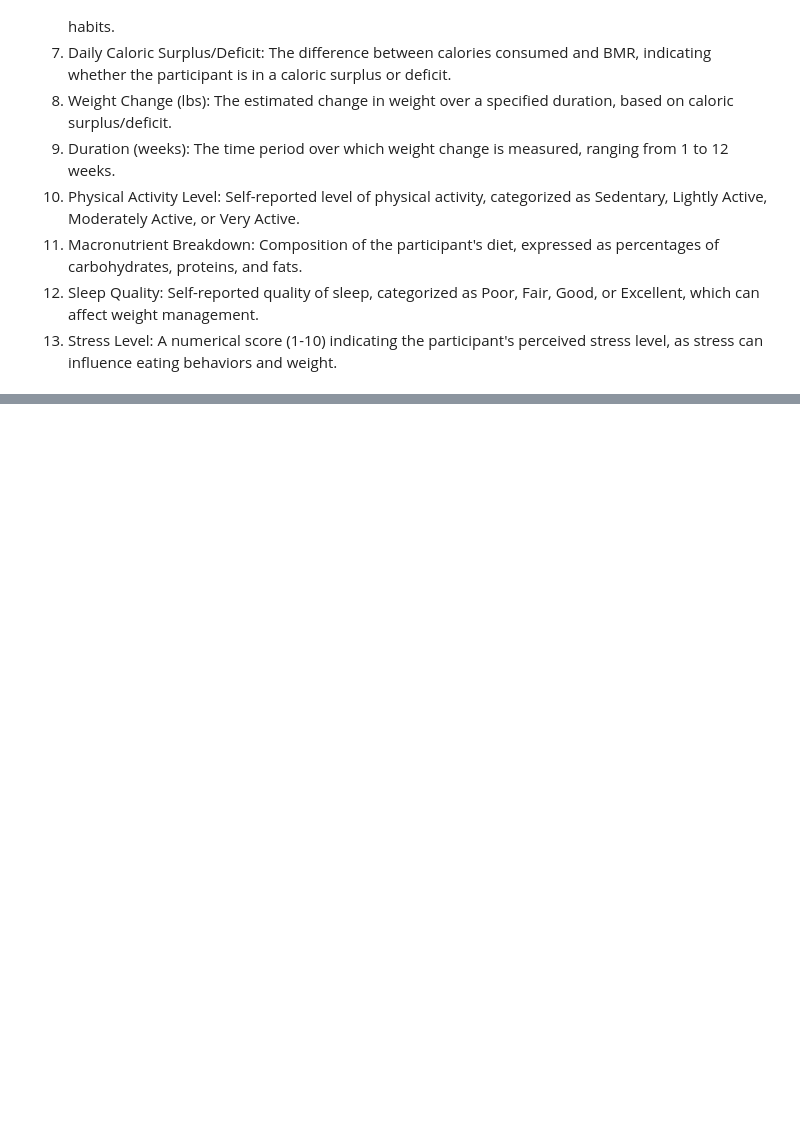
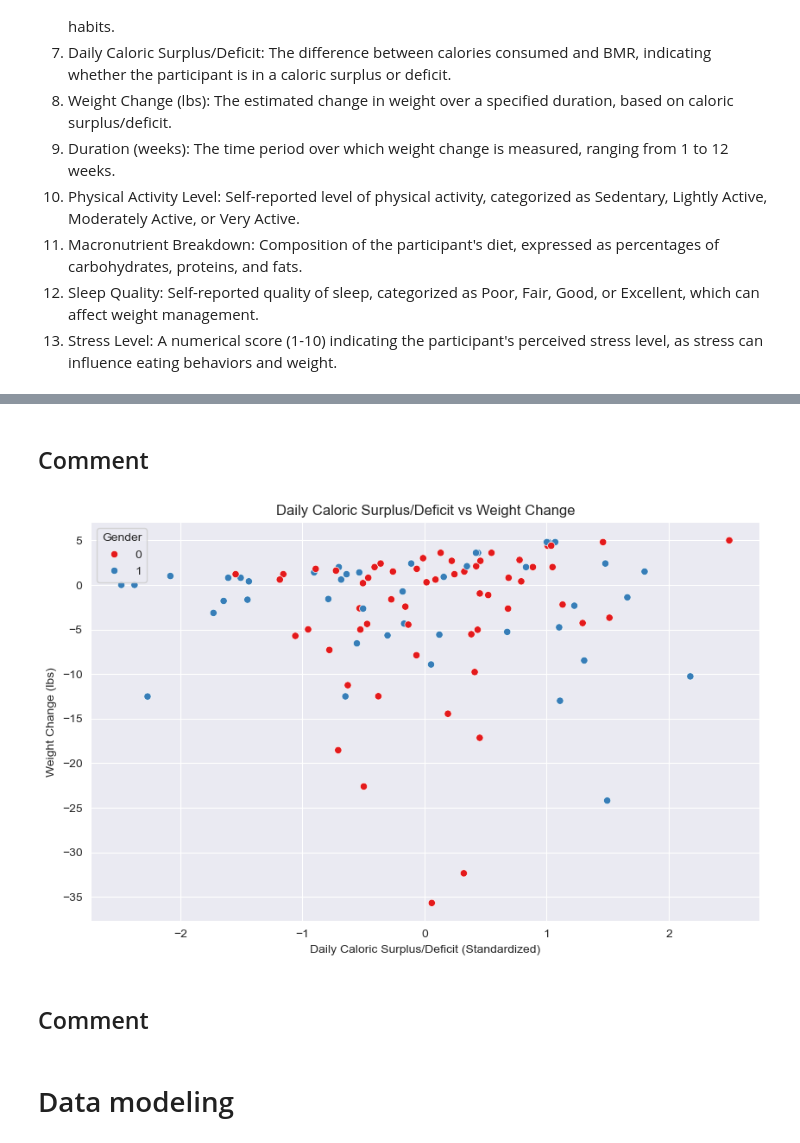
Before and after one commit to Mateoo18/Data_Science, a Jupyter notebook: Exercise_2_advanced/Assignment_2_with_Solution.ipynb, the cells around one changed output, grey strips where cells are left out. Cells and saved outputs as stored; diff of their text form; code cells hidden in the pictures; blank space fills up the shorter version.

```diff
--- a/Exercise_2_advanced/Assignment_2_with_Solution.ipynb
+++ b/Exercise_2_advanced/Assignment_2_with_Solution.ipynb
@@ -35,0 +120,15 @@ So, we are going to predict the weight change based on the daily routines of peo
+# %% [markdown]
+## Comment
+# %%
+plt.figure(figsize=(10,6))
+sns.scatterplot(x='Daily Caloric Surplus/Deficit', y='Weight Change (lbs)', data=data_encoded, hue='Gender', palette='Set1')
+plt.title('Daily Caloric Surplus/Deficit vs Weight Change')
+plt.xlabel('Daily Caloric Surplus/Deficit (Standardized)')
+plt.ylabel('Weight Change (lbs)')
+plt.show()
+# %% [output]
+[figure, added]
+# %% [markdown]
+## Comment
+# %% [markdown]
+# Data modeling
```
Also changed, not shown: parts of 14 cells of this notebook, 1 other file.
